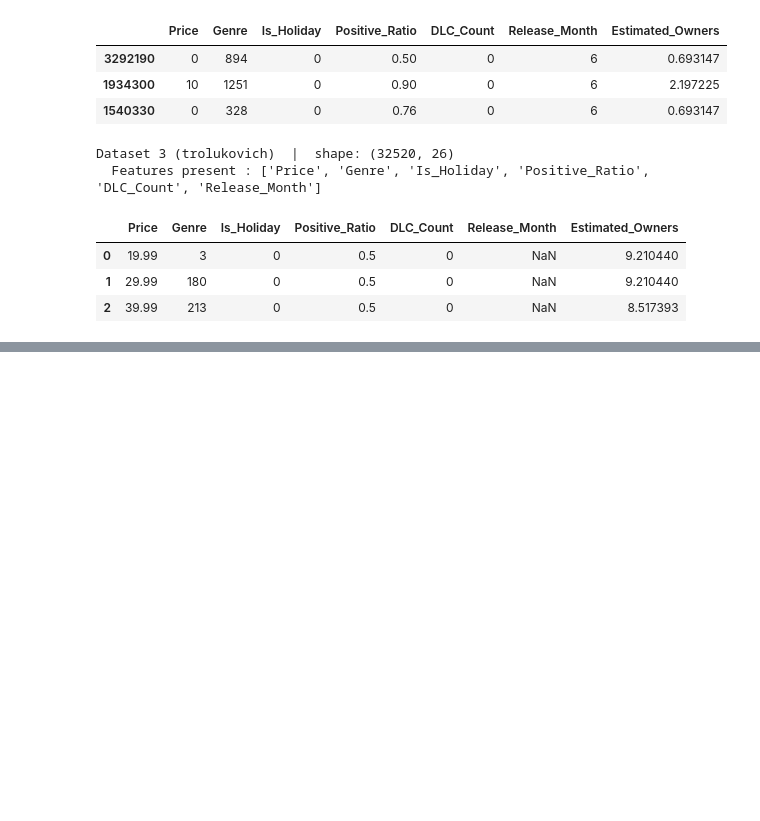
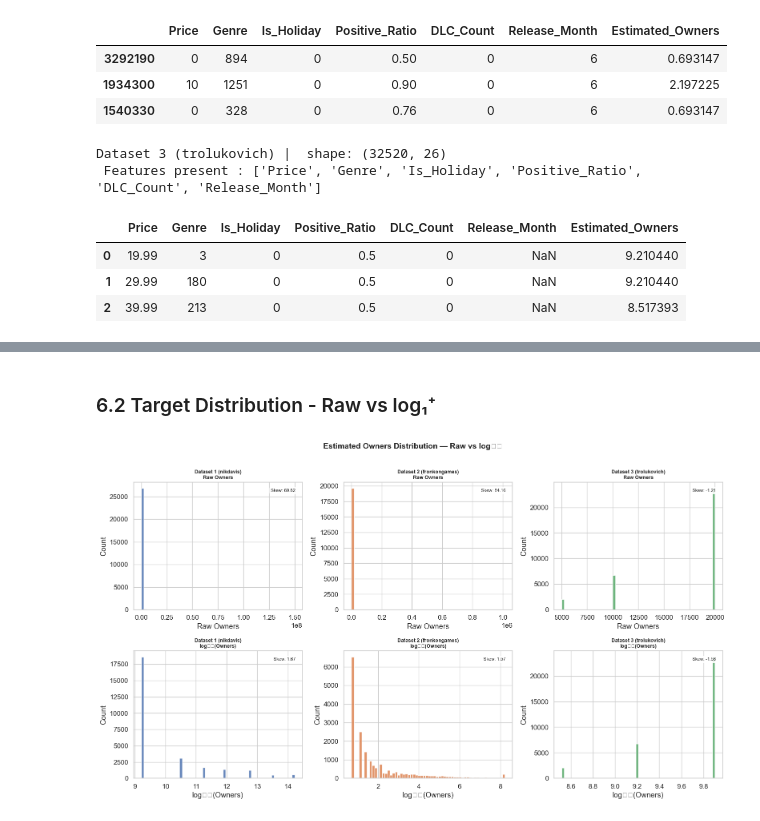
Before and after one commit to Intellectual-Systems/Team7-Project, a Jupyter notebook: Press_start_main.ipynb, the cells around one changed output, grey strips where cells are left out. Drawn from its saved outputs; the diff is of its cells as text; code cells hidden in the pictures; blank space fills up the shorter version.

```diff
--- a/Press_start_main.ipynb
+++ b/Press_start_main.ipynb
@@ -521,0 +502,4 @@ Dataset 3 (trolukovich)  |  shape: (32520, 26)
+# %%
+for name, df in datasets.items():
+    print(f"\n{'='*55}\n{name}\n{'='*55}")
+    display(df[FEATURE_COLS + [TARGET_COL]].describe().round(3))
@@ -521,0 +543,26 @@ Dataset 3 (trolukovich)  |  shape: (32520, 26)
+# %% [markdown]
+### 6.2 Target Distribution - Raw vs log₁⁺
+# %%
+fig, axes = plt.subplots(2, 3, figsize=(16, 9))
+fig.suptitle('Estimated Owners Distribution — Raw vs log₁⁺',
+             fontsize=14, fontweight='bold', y=1.01)
+
+for i, (name, df) in enumerate(datasets.items()):
+    raw = df[TARGET_COL + '_raw']
+    log = df[TARGET_COL]
+
+    for row, (data, label) in enumerate([(raw, 'Raw Owners'), (log, 'log₁⁺(Owners)')]):
+        ax = axes[row, i]
+        ax.hist(data, bins=60, color=COLORS[i], edgecolor='white', alpha=0.85)
+        ax.set_title(f'{name}\n{label}', fontweight='bold', fontsize=9)
+        ax.set_xlabel(label)
+        ax.set_ylabel('Count')
+        ax.text(0.96, 0.95, f'Skew: {data.skew():.2f}',
+                transform=ax.transAxes, ha='right', va='top', fontsize=8,
+                bbox=dict(boxstyle='round', fc='white', alpha=0.85))
+
+plt.tight_layout()
+plt.savefig(os.path.join(PLOT_DIR, 'target_distribution.png'), dpi=150, bbox_inches='tight')
+plt.show()
+# %% [output]
+[figure, added]
```
Also changed, not shown: parts of 48 cells of this notebook.
